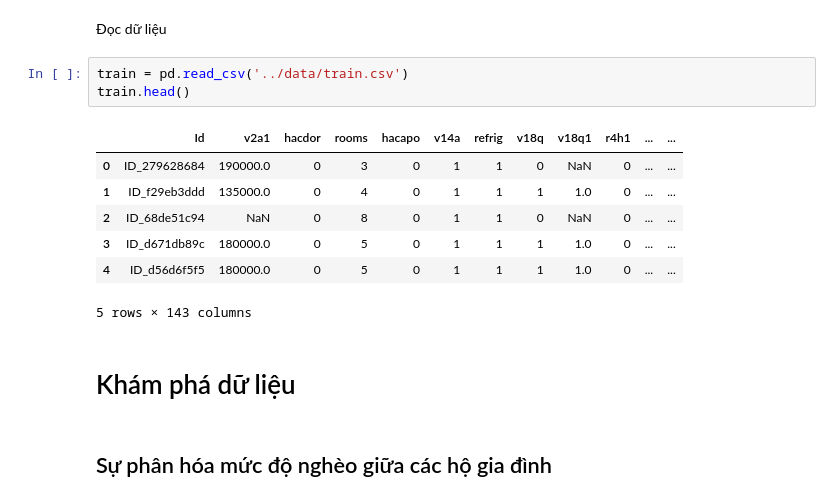
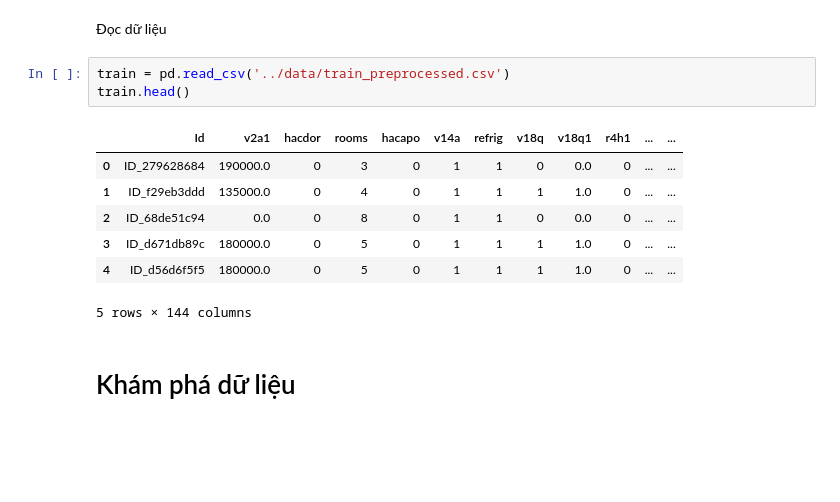
Before and after one commit to iam-Dylan/costa-rican-household, a Jupyter notebook: source/eda.ipynb, the cells around one changed output. Saved outputs shown, nothing was run; the diff lists cells and outputs as text; blank space fills up the shorter version.

```diff
--- a/source/eda.ipynb
+++ b/source/eda.ipynb
@@ -14,17 +14,15 @@ plt.rcParams['figure.dpi'] = 100
 # %% [markdown]
 Đọc dữ liệu
 # %%
-train = pd.read_csv('../data/train.csv')
+train = pd.read_csv('../data/train_preprocessed.csv')
 train.head()
 # %% [output]
 |  | Id | v2a1 | hacdor | rooms | hacapo | v14a | refrig | v18q | v18q1 | r4h1 | ... | ... |
-| 0 | ID_279628684 | 190000.0 | 0 | 3 | 0 | 1 | 1 | 0 | NaN | 0 | ... | ... |
+| 0 | ID_279628684 | 190000.0 | 0 | 3 | 0 | 1 | 1 | 0 | 0.0 | 0 | ... | ... |
 | 1 | ID_f29eb3ddd | 135000.0 | 0 | 4 | 0 | 1 | 1 | 1 | 1.0 | 0 | ... | ... |
-| 2 | ID_68de51c94 | NaN | 0 | 8 | 0 | 1 | 1 | 0 | NaN | 0 | ... | ... |
+| 2 | ID_68de51c94 | 0.0 | 0 | 8 | 0 | 1 | 1 | 0 | 0.0 | 0 | ... | ... |
 | 3 | ID_d671db89c | 180000.0 | 0 | 5 | 0 | 1 | 1 | 1 | 1.0 | 0 | ... | ... |
 | 4 | ID_d56d6f5f5 | 180000.0 | 0 | 5 | 0 | 1 | 1 | 1 | 1.0 | 0 | ... | ... |
-5 rows × 143 columns
+5 rows × 144 columns
 # %% [markdown]
 # Khám phá dữ liệu
-# %% [markdown]
-## Sự phân hóa mức độ nghèo giữa các hộ gia đình
```
Also changed, not shown: parts of 13 cells of this notebook, 1 other file.
